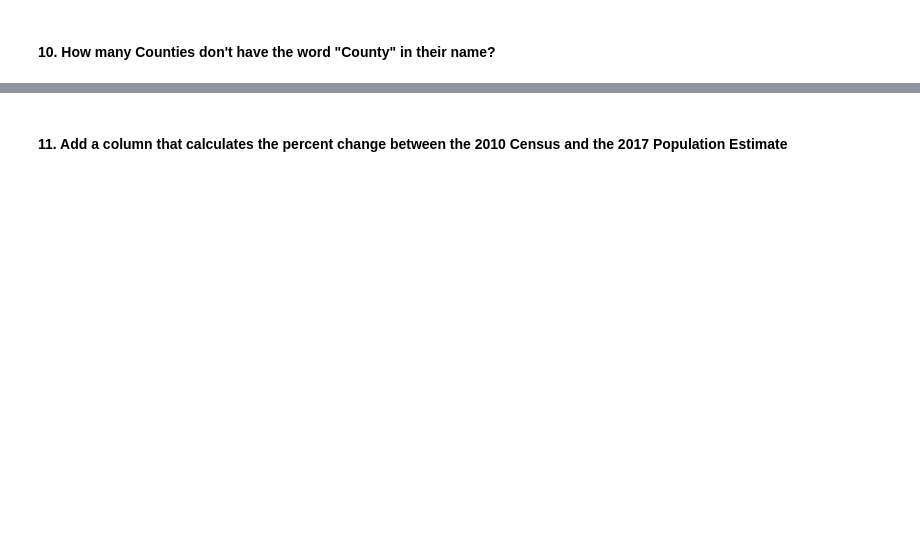
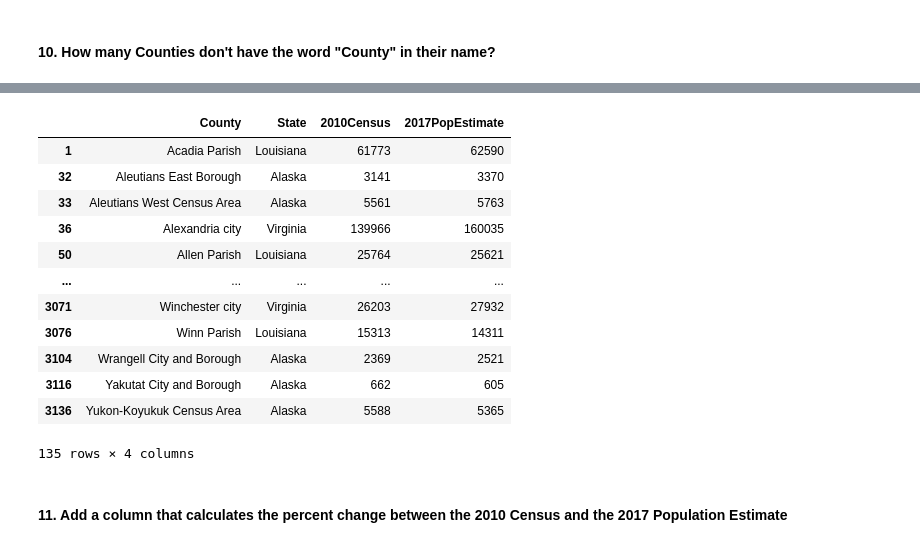
Before and after one commit to divyamvandana/LogicMojo-AI-ML-Aug-2026-Divya, a Jupyter notebook: Assignments/Assignment-03-Pandas/Assignment-03-Pandas.ipynb, the cells around one changed output, grey strips where cells are left out. Cells and saved outputs as stored; diff of their text form; code cells hidden in the pictures; blank space fills up the shorter version.

```diff
--- a/Assignments/Assignment-03-Pandas/Assignment-03-Pandas.ipynb
+++ b/Assignments/Assignment-03-Pandas/Assignment-03-Pandas.ipynb
@@ -80,3 +201,19 @@ ModuleNotFoundError: No module named 'pandas'
+# %%
+pop[~pop['County'].str.contains('County')]
+# %% [output]
+|  | County | State | 2010Census | 2017PopEstimate |
+| 1 | Acadia Parish | Louisiana | 61773 | 62590 |
+| 32 | Aleutians East Borough | Alaska | 3141 | 3370 |
+| 33 | Aleutians West Census Area | Alaska | 5561 | 5763 |
+| 36 | Alexandria city | Virginia | 139966 | 160035 |
+| 50 | Allen Parish | Louisiana | 25764 | 25621 |
+| ... | ... | ... | ... | ... |
+| 3071 | Winchester city | Virginia | 26203 | 27932 |
+| 3076 | Winn Parish | Louisiana | 15313 | 14311 |
+| 3104 | Wrangell City and Borough | Alaska | 2369 | 2521 |
+| 3116 | Yakutat City and Borough | Alaska | 662 | 605 |
+| 3136 | Yukon-Koyukuk Census Area | Alaska | 5588 | 5365 |
+135 rows × 4 columns
 # %% [markdown]
 #### 11. Add a column that calculates the percent change between the 2010 Census and the 2017 Population Estimate
 # %%
```
Also changed, not shown: parts of 21 cells of this notebook.
